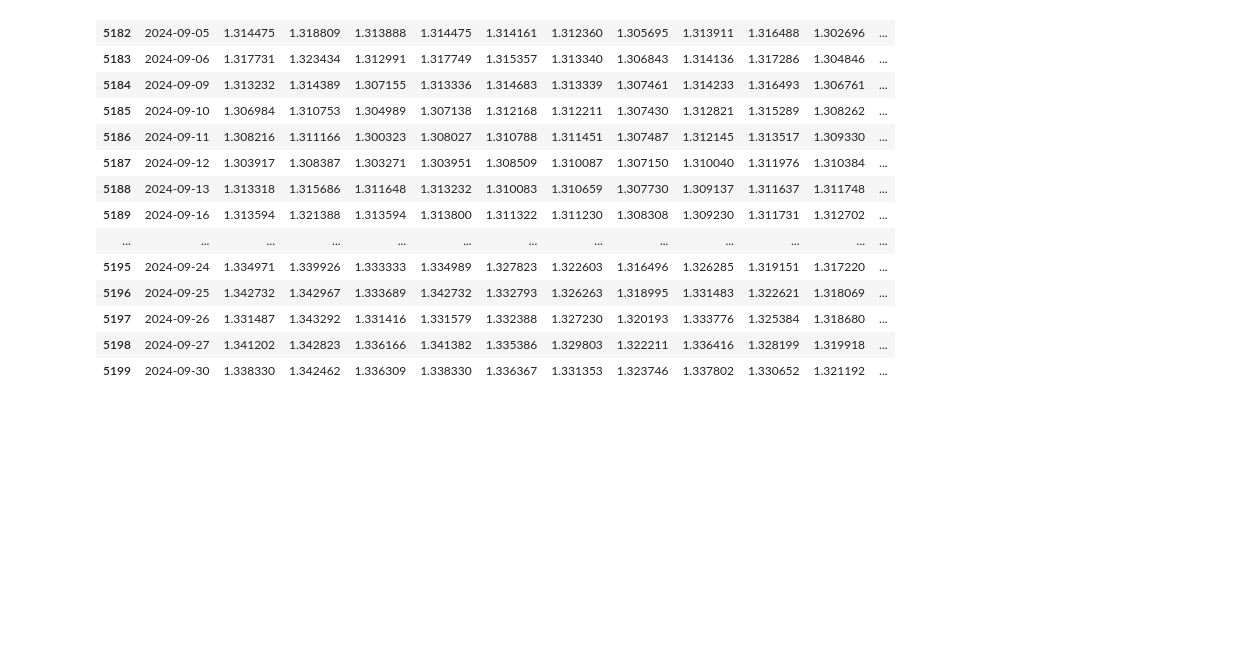
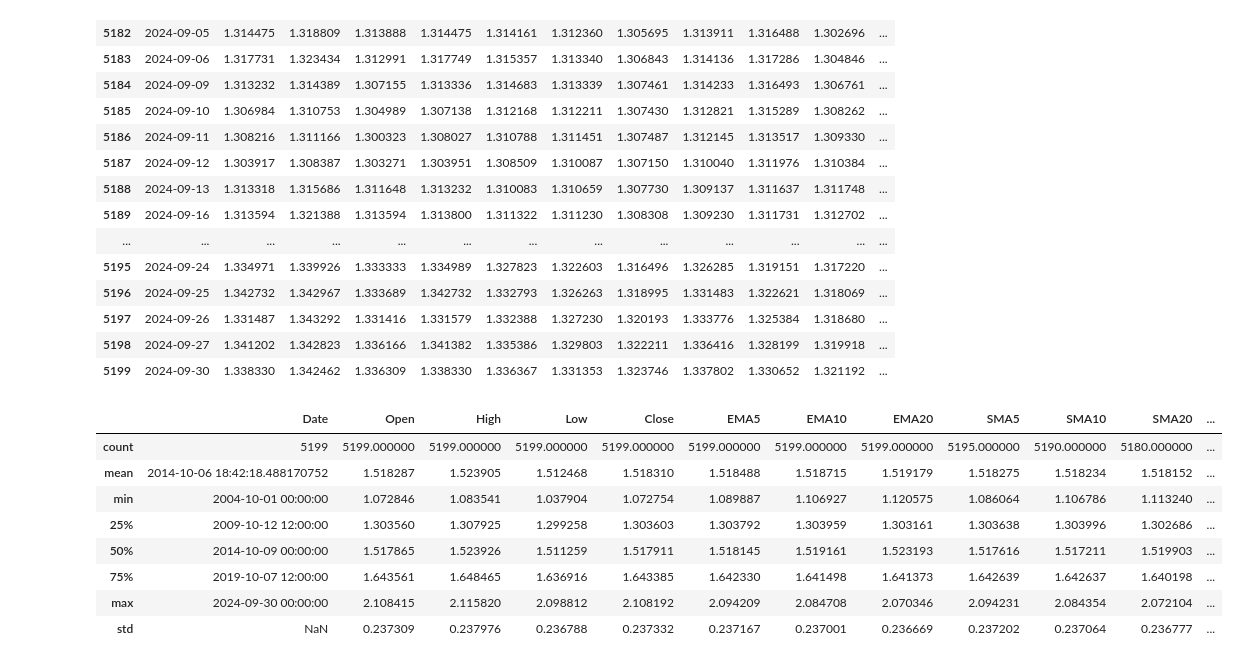
Before and after one commit to kashir123/GBPUSD-final-project, a Jupyter notebook: GBPUSD_price_prediction.ipynb, the cells around one changed output. Cells and saved outputs as stored; diff of their text form; code cells hidden in the pictures; blank space fills up the shorter version.

```diff
--- a/GBPUSD_price_prediction.ipynb
+++ b/GBPUSD_price_prediction.ipynb
@@ -325,6 +364,18 @@ data_cleaned.tail(20)
 | 5197 | 2024-09-26 | 1.331487 | 1.343292 | 1.331416 | 1.331579 | 1.332388 | 1.327230 | 1.320193 | 1.333776 | 1.325384 | 1.318680 | ... |
 | 5198 | 2024-09-27 | 1.341202 | 1.342823 | 1.336166 | 1.341382 | 1.335386 | 1.329803 | 1.322211 | 1.336416 | 1.328199 | 1.319918 | ... |
 | 5199 | 2024-09-30 | 1.338330 | 1.342462 | 1.336309 | 1.338330 | 1.336367 | 1.331353 | 1.323746 | 1.337802 | 1.330652 | 1.321192 | ... |
+# %%
+data_cleaned.describe()
+# %% [output]
+|  | Date | Open | High | Low | Close | EMA5 | EMA10 | EMA20 | SMA5 | SMA10 | SMA20 | ... |
+| count | 5199 | 5199.000000 | 5199.000000 | 5199.000000 | 5199.000000 | 5199.000000 | 5199.000000 | 5199.000000 | 5195.000000 | 5190.000000 | 5180.000000 | ... |
+| mean | 2014-10-06 18:42:18.488170752 | 1.518287 | 1.523905 | 1.512468 | 1.518310 | 1.518488 | 1.518715 | 1.519179 | 1.518275 | 1.518234 | 1.518152 | ... |
+| min | 2004-10-01 00:00:00 | 1.072846 | 1.083541 | 1.037904 | 1.072754 | 1.089887 | 1.106927 | 1.120575 | 1.086064 | 1.106786 | 1.113240 | ... |
+| 25% | 2009-10-12 12:00:00 | 1.303560 | 1.307925 | 1.299258 | 1.303603 | 1.303792 | 1.303959 | 1.303161 | 1.303638 | 1.303996 | 1.302686 | ... |
+| 50% | 2014-10-09 00:00:00 | 1.517865 | 1.523926 | 1.511259 | 1.517911 | 1.518145 | 1.519161 | 1.523193 | 1.517616 | 1.517211 | 1.519903 | ... |
+| 75% | 2019-10-07 12:00:00 | 1.643561 | 1.648465 | 1.636916 | 1.643385 | 1.642330 | 1.641498 | 1.641373 | 1.642639 | 1.642637 | 1.640198 | ... |
+| max | 2024-09-30 00:00:00 | 2.108415 | 2.115820 | 2.098812 | 2.108192 | 2.094209 | 2.084708 | 2.070346 | 2.094231 | 2.084354 | 2.072104 | ... |
+| std | NaN | 0.237309 | 0.237976 | 0.236788 | 0.237332 | 0.237167 | 0.237001 | 0.236669 | 0.237202 | 0.237064 | 0.236777 | ... |
 # %%
 # take some data point point to get more clear view of indicators
 
```
Also changed, not shown: parts of 26 cells of this notebook.
